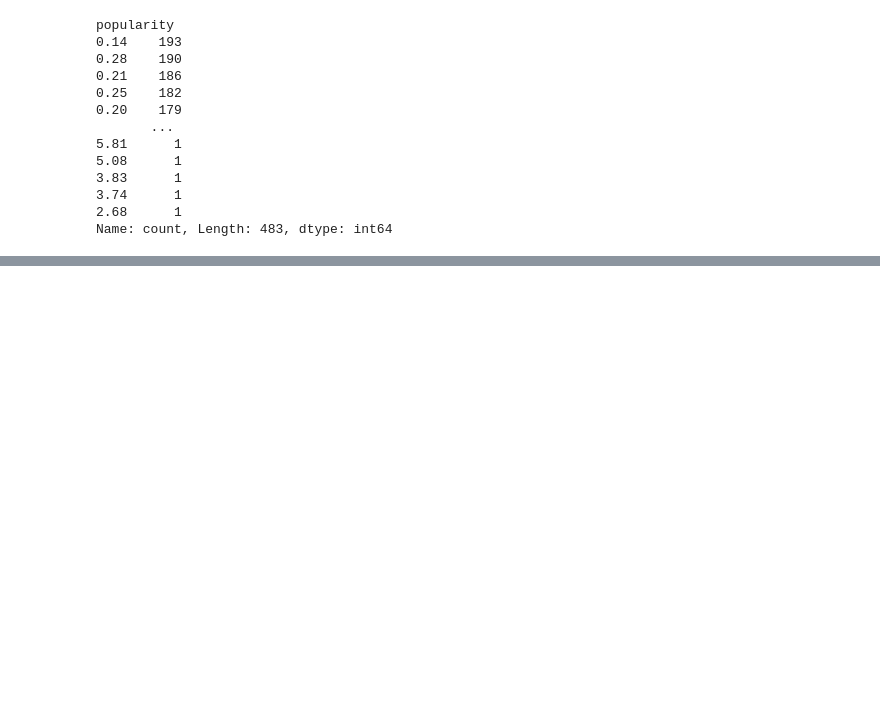
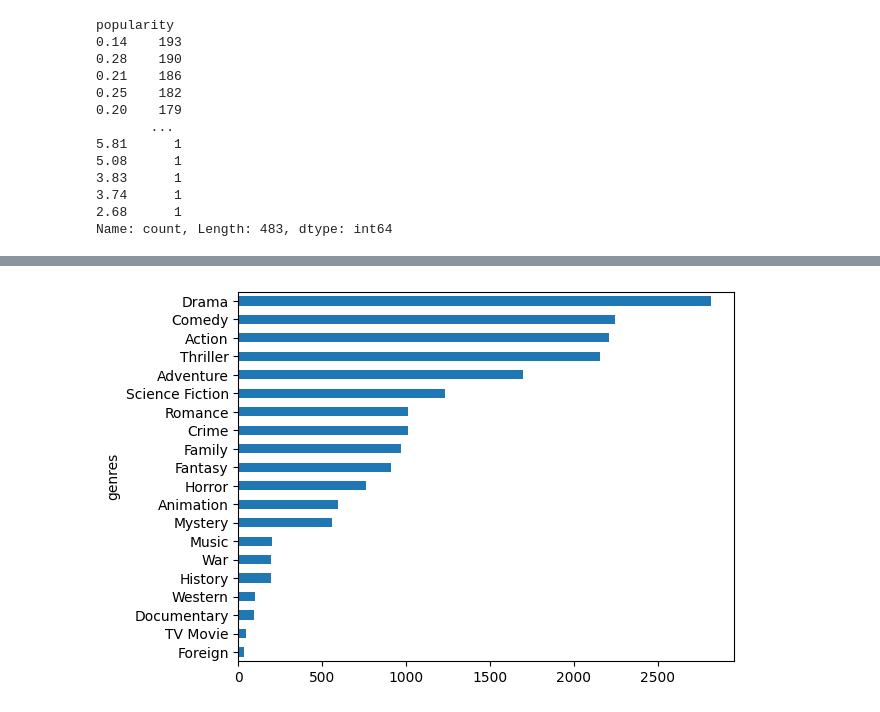
Before and after one commit to LuisAntonioDoHer/Movies_data_analysis, a Jupyter notebook: Movies_data_analysis.ipynb, the cells around one changed output, grey strips where cells are left out. Drawn from its saved outputs; the diff is of its cells as text; code cells hidden in the pictures; blank space fills up the shorter version.

```diff
--- a/Movies_data_analysis.ipynb
+++ b/Movies_data_analysis.ipynb
@@ -186,0 +243,4 @@ df2.plot(kind = 'line')
+# %%
+split = ['genres']
+for i in split:
+  df[i] = df[i].apply(lambda x: x.split("|"))
@@ -186,0 +256,3 @@ df2.plot(kind = 'line')
+# %%
+df = df.explode('genres')
+df
@@ -186,0 +273,3 @@ df2.plot(kind = 'line')
+# %%
+df7 = df.groupby('genres')['popularity'].sum().sort_values(ascending = True)
+df7
@@ -186,0 +294,5 @@ df2.plot(kind = 'line')
+# %%
+df7.plot.barh(x = 'genres', y = 'popilarity')
+plt.show()
+# %% [output]
+[figure, added]
```
Also changed, not shown: parts of 14 cells of this notebook.
